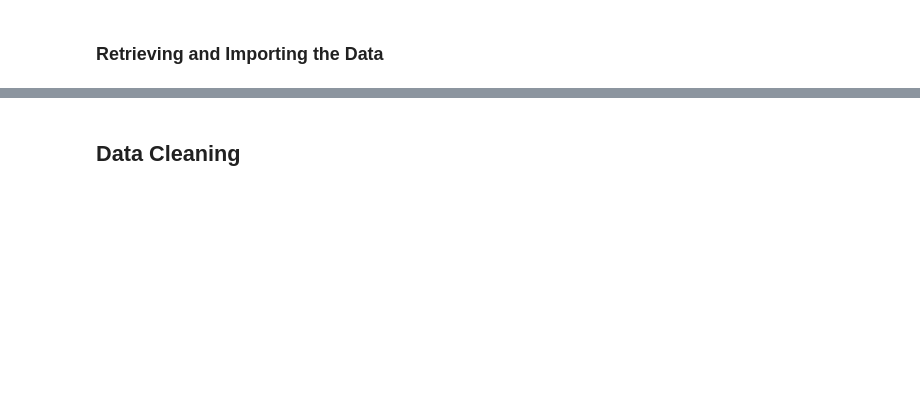
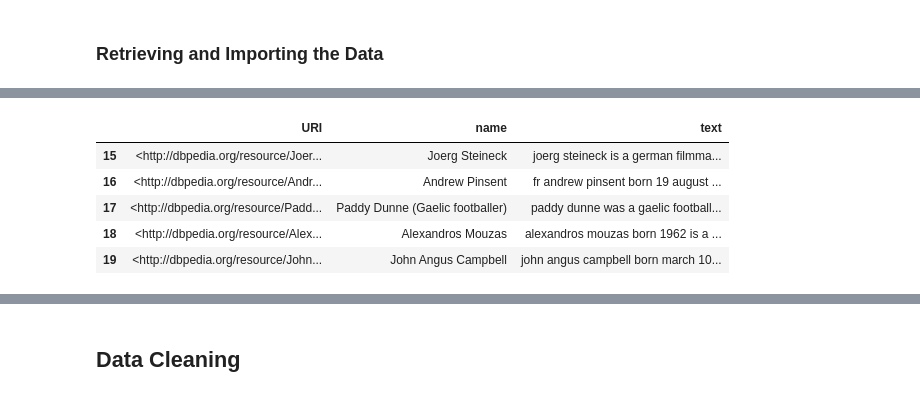
Before and after one commit to tanickell/Data-Science-Portfolio-C22, a Jupyter notebook: Modules/Module_5_NLP_and_Clustering/Projects/Instructions/Project.5-NLP/Project.5-NLP-Pass-01.ipynb, the cells around one changed output, grey strips where cells are left out. Cells and saved outputs as stored; diff of their text form; code cells hidden in the pictures; blank space fills up the shorter version.

```diff
--- a/Modules/Module_5_NLP_and_Clustering/Projects/Instructions/Project.5-NLP/Project.5-NLP-Pass-01.ipynb
+++ b/Modules/Module_5_NLP_and_Clustering/Projects/Instructions/Project.5-NLP/Project.5-NLP-Pass-01.ipynb
@@ -78,0 +111,9 @@ import pandas as pd
+# %%
+df.tail()
+# %% [output]
+|  | URI | name | text |
+| 15 | <http://dbpedia.org/resource/Joer... | Joerg Steineck | joerg steineck is a german filmma... |
+| 16 | <http://dbpedia.org/resource/Andr... | Andrew Pinsent | fr andrew pinsent born 19 august ... |
+| 17 | <http://dbpedia.org/resource/Padd... | Paddy Dunne (Gaelic footballer) | paddy dunne was a gaelic football... |
+| 18 | <http://dbpedia.org/resource/Alex... | Alexandros Mouzas | alexandros mouzas born 1962 is a ... |
+| 19 | <http://dbpedia.org/resource/John... | John Angus Campbell | john angus campbell born march 10... |
```
Also changed, not shown: parts of 46 cells of this notebook.
